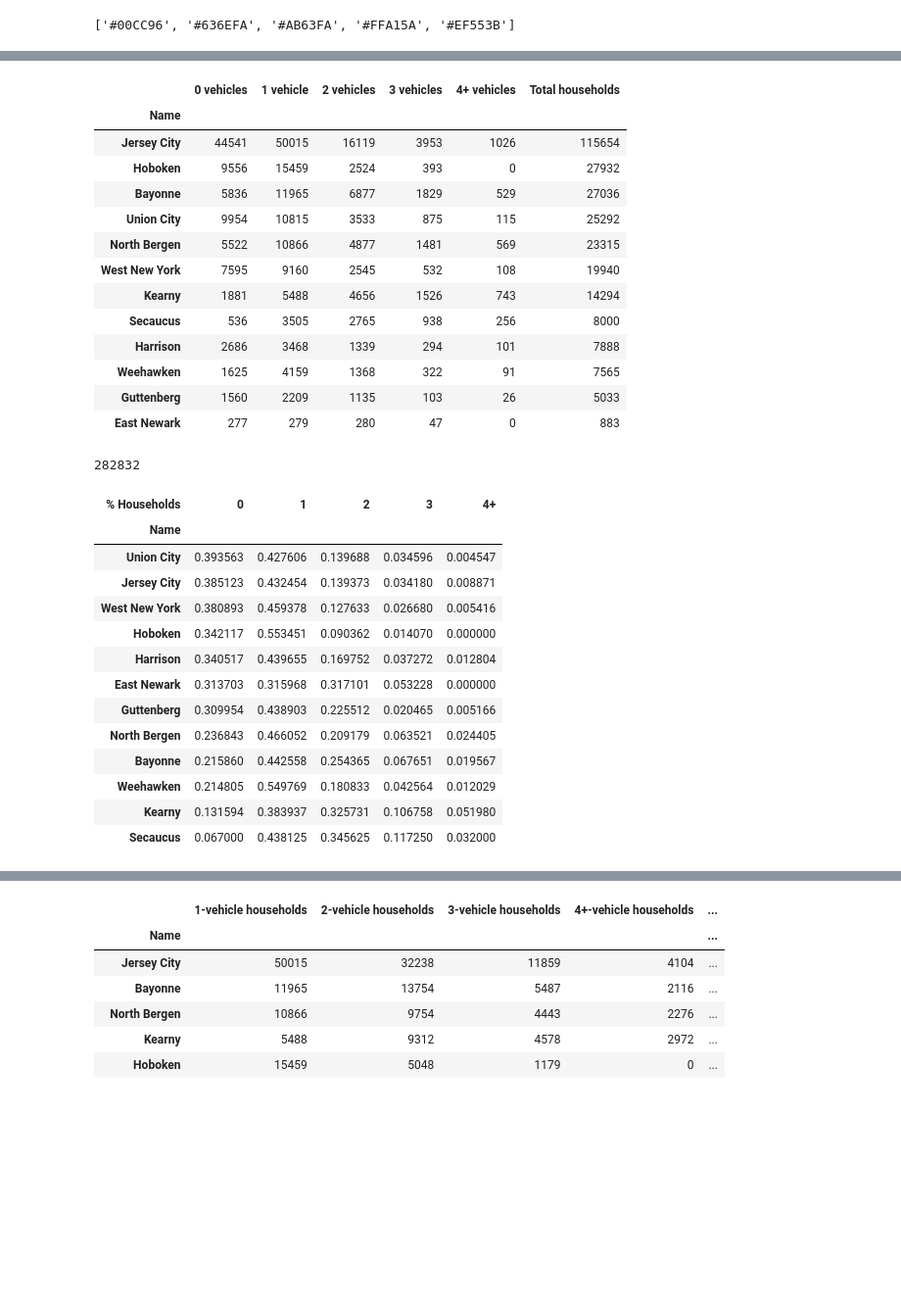
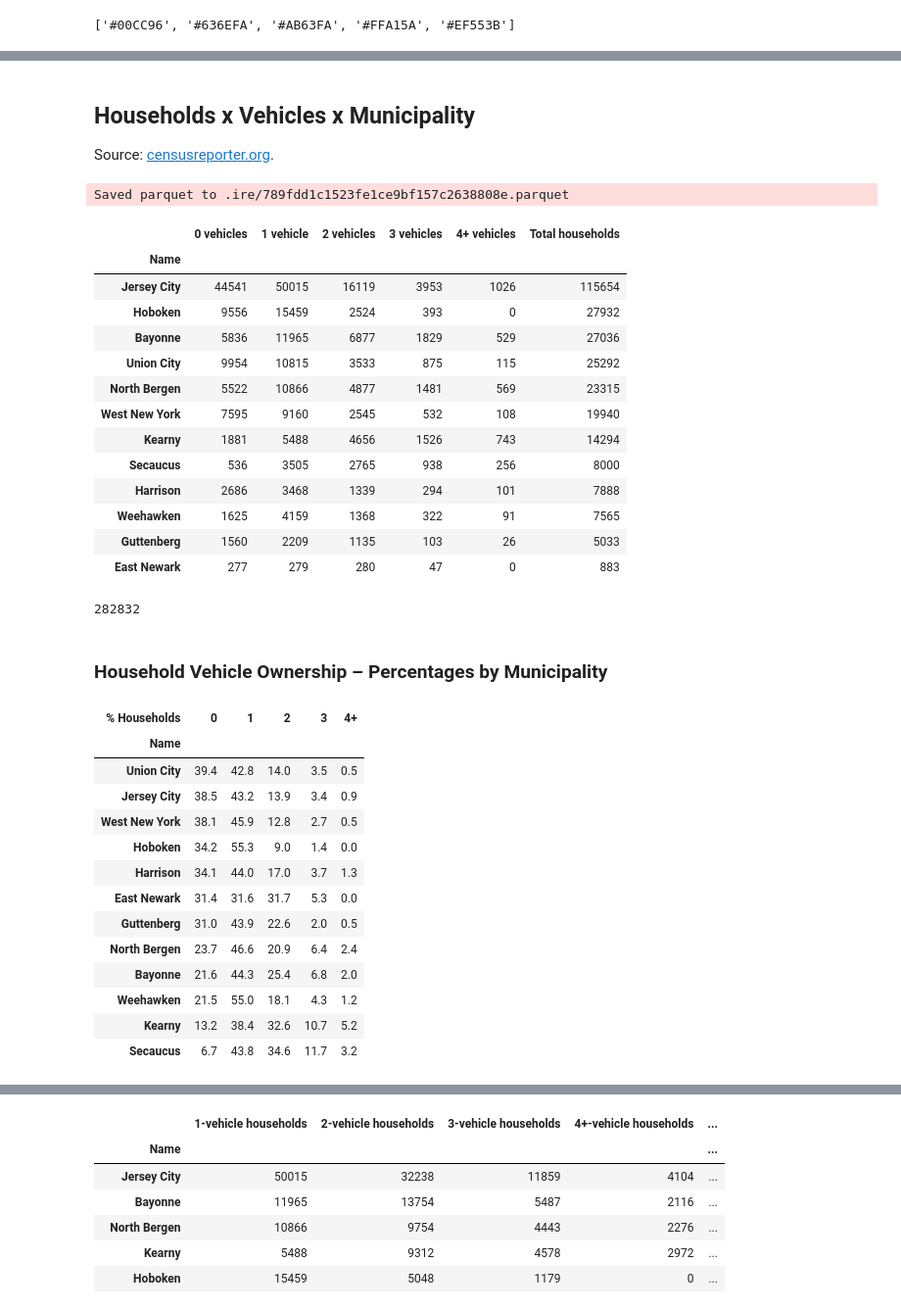
Before and after one commit to hudcostreets/household-vehicles, a Jupyter notebook: hudson/household vehicle ownership.ipynb, the cells around one changed output, grey strips where cells are left out. Shown at 98% size. Cells and saved outputs as stored; diff of their text form; code cells hidden in the pictures; blank space fills up the shorter version.

```diff
--- a/hudson/household vehicle ownership.ipynb
+++ b/hudson/household vehicle ownership.ipynb
@@ -63,7 +72,7 @@ pct_legend = dict(
 )
 pct_layout = dict(margin=dict(t=90, l=0, r=10, b=10))
 # %%
-d = read_csv('acs2021_5yr_B08201_16000US3466570/acs2021_5yr_B08201_16000US3466570.csv')
+d = read_csv(f'acs2021_5yr_B08201_16000US3466570/acs2021_5yr_B08201_16000US3466570.csv')
 d
 # %% [output]
 |  | geoid | name | B08201001 | B08201001, Error | B08201002 | B08201002, Error | B08201003 | ... |
@@ -79,6 +88,12 @@ d
 | 9 | 16000US3466570 | Secaucus, NJ | 8000 | 418 | 536 | 193 | 3505 | ... |
 | 10 | 16000US3474630 | Union City, NJ | 25292 | 738 | 9954 | 637 | 10815 | ... |
 | 11 | 16000US3479610 | West New York, NJ | 19940 | 584 | 7595 | 724 | 9160 | ... |
+# %% [markdown]
+## Households x Vehicles x Municipality
+
+Source: [censusreporter.org].
+
+[censusreporter.org]: https://censusreporter.org/data/table/?table=B08201&geo_ids=16000US3432250,160%7C05000US34017,06000US3401777930,06000US3401752470&primary_geo_id=16000US3432250
 # %%
 hhs = d.copy()
 hhs['Name'] = hhs['name'].str.replace(', NJ$', '', regex=True).str.replace(' township, Hudson County$', '', regex=True)
@@ -101,8 +116,9 @@ hhs_totals = hhst['Total households']
 hhs = hhst.drop(columns='Total households')
 hhs.columns = hhs.columns.copy()
 hhs.columns.name = '# Households'
-hhst
+export(hhst)
 # %% [output]
+Saved parquet to .ire/789fdd1c1523fe1ce9bf157c2638808e.parquet
 |  | 0 vehicles | 1 vehicle | 2 vehicles | 3 vehicles | 4+ vehicles | Total households |
 | Name |  |  |  |  |  |  |
 | Jersey City | 44541 | 50015 | 16119 | 3953 | 1026 | 115654 |
@@ -121,26 +137,28 @@ hhst
 hhs_totals.sum()
 # %% [output]
 282832
+# %% [markdown]
+### Household Vehicle Ownership – Percentages by Municipality
 # %%
 hhs_pcts = hhs.div(hhs_totals, axis=0).sort_values('0 vehicles', ascending=False)
 hhs_pcts.columns = ['0', '1', '2', '3', '4+']
 hhs_pcts.columns.name = '% Households'
-hhs_pcts
+round(hhs_pcts * 100, 1)
 # %% [output]
 | % Households | 0 | 1 | 2 | 3 | 4+ |
 | Name |  |  |  |  |  |
-| Union City | 0.393563 | 0.427606 | 0.139688 | 0.034596 | 0.004547 |
-| Jersey City | 0.385123 | 0.432454 | 0.139373 | 0.034180 | 0.008871 |
-| West New York | 0.380893 | 0.459378 | 0.127633 | 0.026680 | 0.005416 |
-| Hoboken | 0.342117 | 0.553451 | 0.090362 | 0.014070 | 0.000000 |
-| Harrison | 0.340517 | 0.439655 | 0.169752 | 0.037272 | 0.012804 |
-| East Newark | 0.313703 | 0.315968 | 0.317101 | 0.053228 | 0.000000 |
-| Guttenberg | 0.309954 | 0.438903 | 0.225512 | 0.020465 | 0.005166 |
-| North Bergen | 0.236843 | 0.466052 | 0.209179 | 0.063521 | 0.024405 |
-| Bayonne | 0.215860 | 0.442558 | 0.254365 | 0.067651 | 0.019567 |
-| Weehawken | 0.214805 | 0.549769 | 0.180833 | 0.042564 | 0.012029 |
-| Kearny | 0.131594 | 0.383937 | 0.325731 | 0.106758 | 0.051980 |
-| Secaucus | 0.067000 | 0.438125 | 0.345625 | 0.117250 | 0.032000 |
+| Union City | 39.4 | 42.8 | 14.0 | 3.5 | 0.5 |
+| Jersey City | 38.5 | 43.2 | 13.9 | 3.4 | 0.9 |
+| West New York | 38.1 | 45.9 | 12.8 | 2.7 | 0.5 |
+| Hoboken | 34.2 | 55.3 | 9.0 | 1.4 | 0.0 |
+| Harrison | 34.1 | 44.0 | 17.0 | 3.7 | 1.3 |
+| East Newark | 31.4 | 31.6 | 31.7 | 5.3 | 0.0 |
+| Guttenberg | 31.0 | 43.9 | 22.6 | 2.0 | 0.5 |
+| North Bergen | 23.7 | 46.6 | 20.9 | 6.4 | 2.4 |
+| Bayonne | 21.6 | 44.3 | 25.4 | 6.8 | 2.0 |
+| Weehawken | 21.5 | 55.0 | 18.1 | 4.3 | 1.2 |
+| Kearny | 13.2 | 38.4 | 32.6 | 10.7 | 5.2 |
+| Secaucus | 6.7 | 43.8 | 34.6 | 11.7 | 3.2 |
 # %%
 plot(
     hhs,
```
Also changed, not shown: parts of 7 cells of this notebook, 14 other files.
